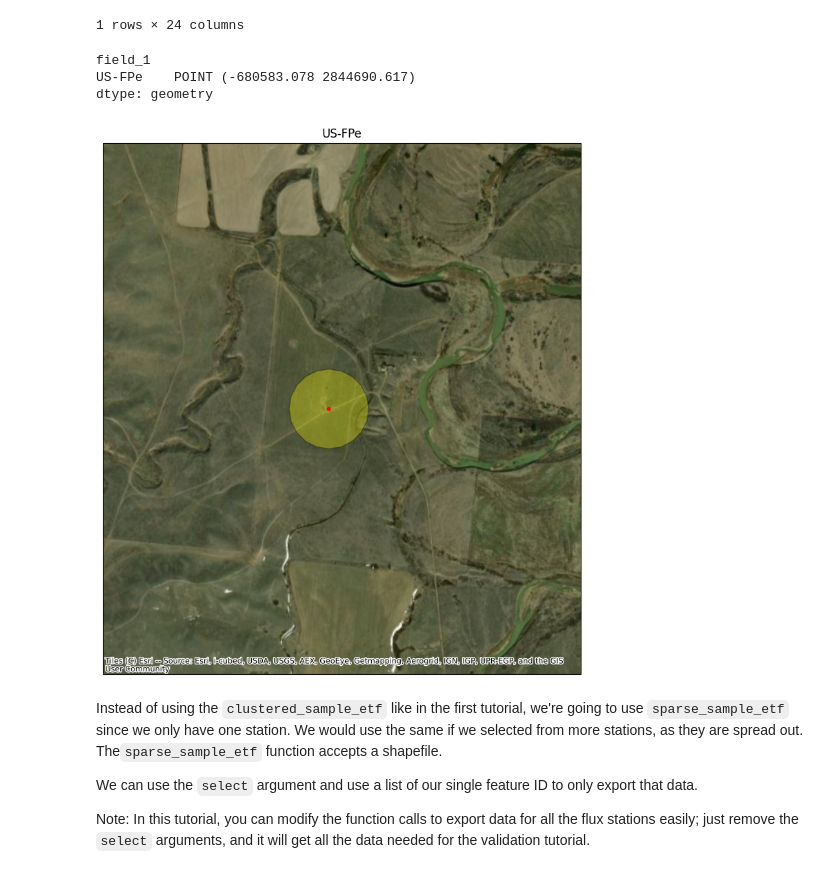
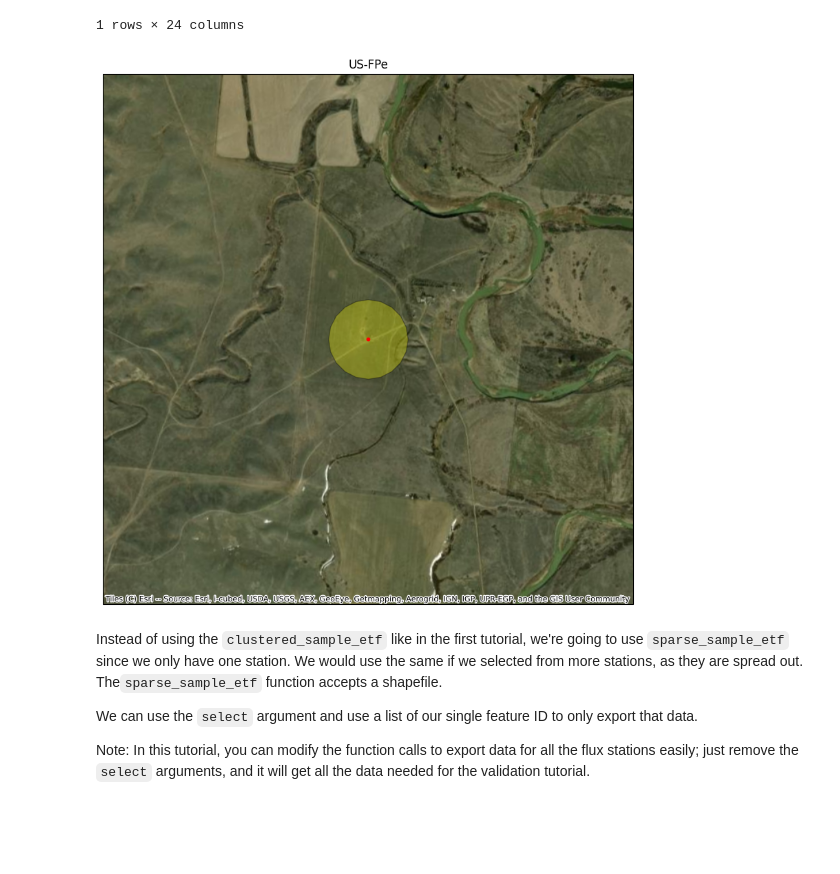
Before and after one commit to dgketchum/swim-rs, a Jupyter notebook: tutorials/2_Fort_Peck/step_1_data_prep/step_1.ipynb, the cells around one changed output. Cells and saved outputs as stored; diff of their text form; code cells hidden in the pictures; blank space fills up the shorter version.

Commit message:
second draft tutorial 2, Fort Peck unirrigated plot calibration complete

```diff
--- a/tutorials/2_Fort_Peck/step_1_data_prep/step_1.ipynb
+++ b/tutorials/2_Fort_Peck/step_1_data_prep/step_1.ipynb
@@ -63,7 +69,8 @@ The shapefile is derived from John Volk's work, which is documented here: https:
 Their paper used a sophisticated method for determining the area on the ground that contibutes to the flux observation. Instead of using their footprints, we're going to use a 150-m buffer around the station for simplicity. We're just going to use one station from the dataset, US-FPe.
 # %%
 gdf.index = gdf[FEATURE_ID]
-gdf = gdf.loc[['US-FPe']].copy()
+selected_feature = 'US-FPe'
+gdf = gdf.loc[[selected_feature]].copy()
 gdf
 # %% [output]
 |  | field_1 | field_2 | field_3 | field_4 | field_5 | field_6 | field_7 | field_8 | field_9 | field_10 | ... | ... |
@@ -71,37 +78,34 @@ gdf
 | US-FPe | US-FPe | Grasslands | MT | AmeriFlux | 01/2000-06/2008 | 1.07 | 48.3077 | -105.1019 | 634.0 | Grassland | ... | ... |
 1 rows × 24 columns
 # %%
-gdf.geometry.centroid
+centroid = gdf.geometry.centroid
+x, y = centroid.x, centroid.y
-# %% [output]
-field_1
-US-FPe    POINT (-680583.078 2844690.617)
-dtype: geometry
 # %%
 import contextily as ctx
 import cartopy.crs as ccrs
 import matplotlib.pyplot as plt
 
 fig, ax = plt.subplots(figsize=(10, 10), subplot_kw={'projection': ccrs.epsg(5071)})
 
 gdf.plot(ax=ax,
          edgecolor='black',
          facecolor='yellow',
          alpha=0.3,
          legend=True,
          transform=ccrs.epsg(5071))
 
 gdf.geometry.centroid.plot(ax=ax, markersize=10, color='red', transform=ccrs.epsg(5071))
 
 # Set the extent (x0, x1, y0, y1) to "zoom out"
-ax.set_extent([-679633.078, -681433.078, 2843690.6, 2845690.6], crs=ccrs.epsg(5071))
+ax.set_extent([x - 1000, x + 1000, y - 1000, y + 1000], crs=ccrs.epsg(5071))
 ctx.add_basemap(ax, source=ctx.providers.Esri.WorldImagery, crs=ccrs.epsg(5071))
 
-plt.title('US-FPe')
+plt.title(selected_feature)
 plt.xlabel('Longitude')
 plt.ylabel('Latitude')
 plt.show()
 # %% [output]
-[figure, old version]
+[figure, new version]
 # %% [markdown]
 Instead of using the `clustered_sample_etf` like in the first tutorial, we're going to use `sparse_sample_etf` since we only have one station. We would use the same if we selected from more stations, as they are spread out. The`sparse_sample_etf` function accepts a shapefile.
 
```
Also changed, not shown: parts of 15 cells of this notebook, 4 other files.
